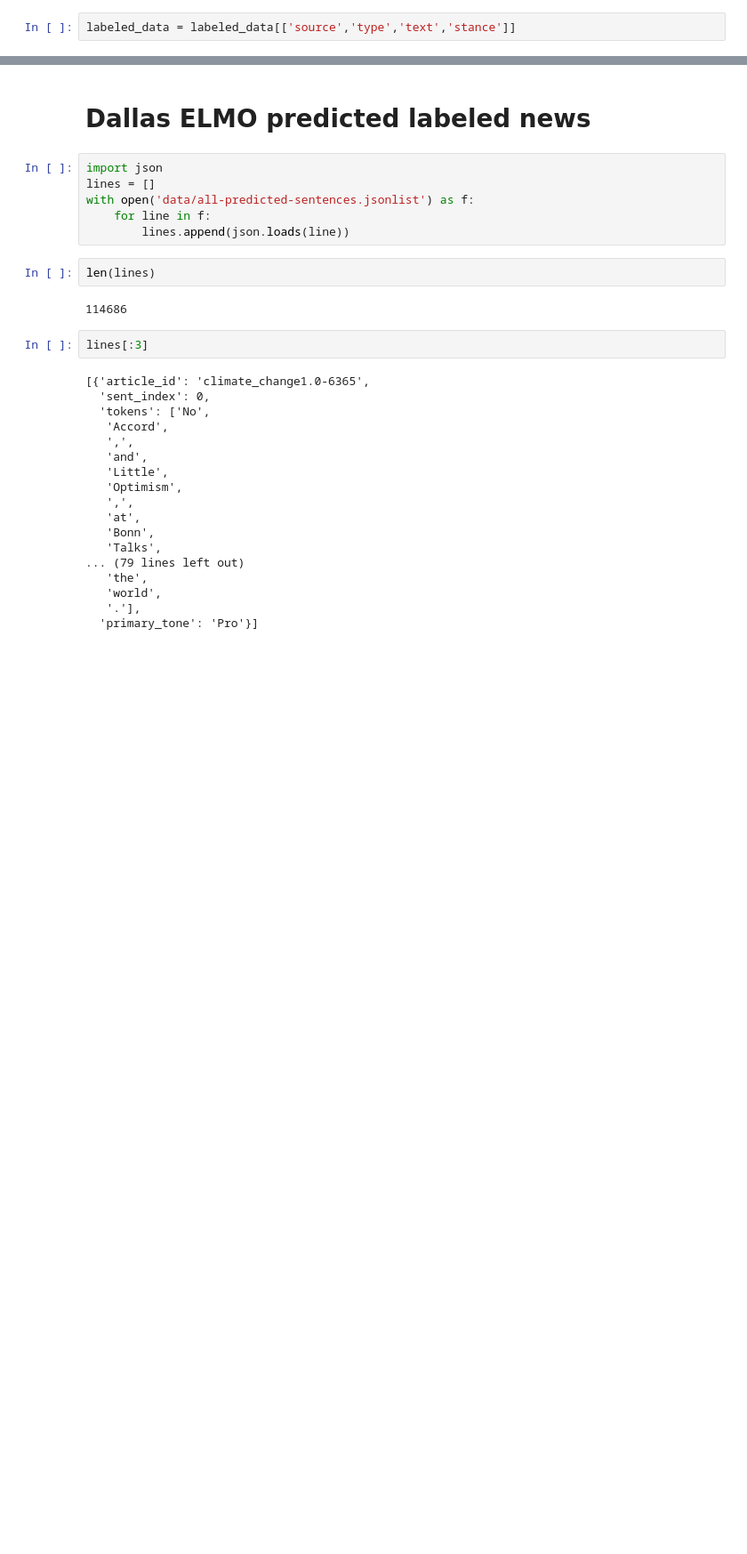
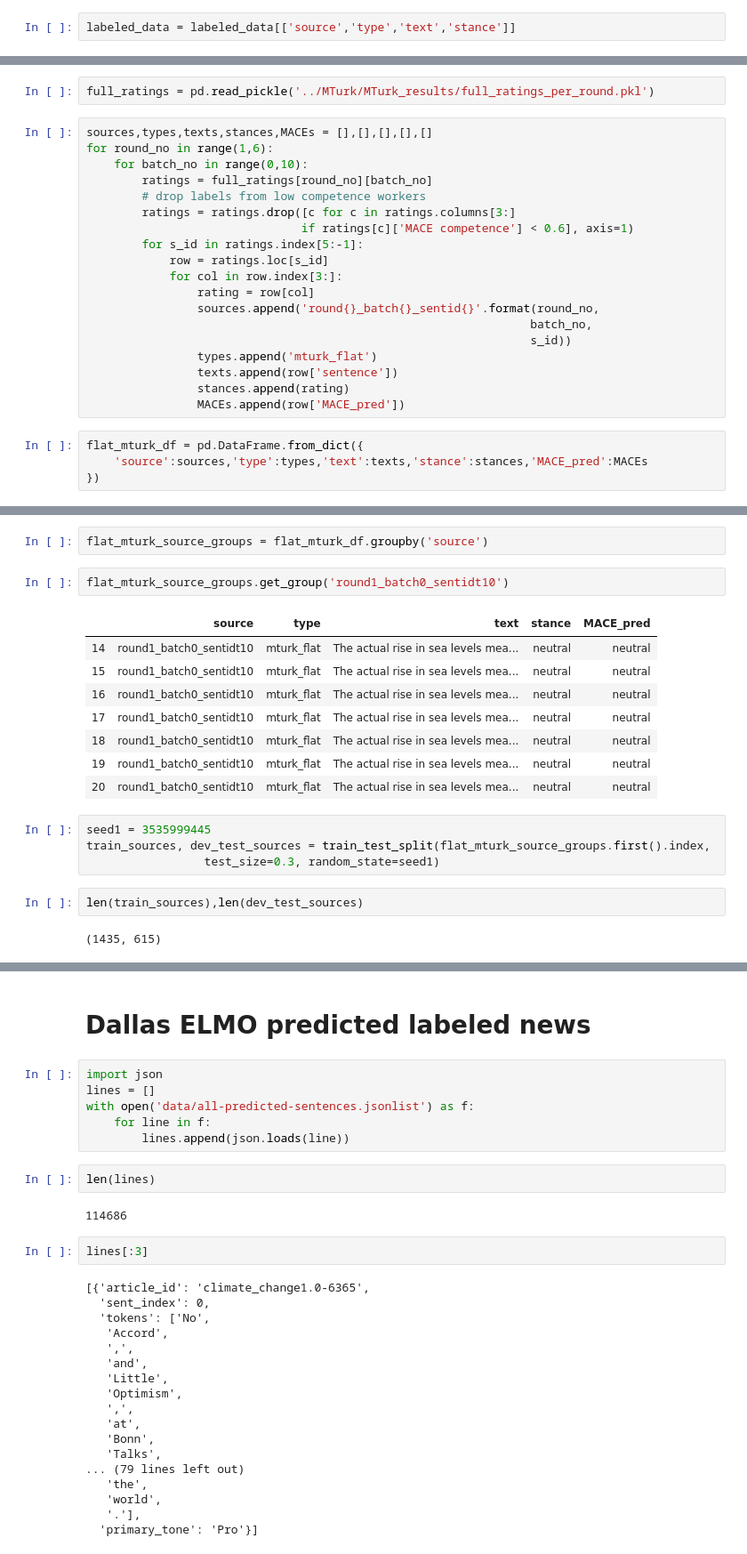
Before and after one commit to yiweiluo/GWStance, a Jupyter notebook: cc_stance/data_creation/Data_creation.ipynb, the cells around one changed output, grey strips where cells are left out. Shown at 89% size. Drawn from its saved outputs; the diff is of its cells as text; blank space fills up the shorter version.

```diff
--- a/cc_stance/data_creation/Data_creation.ipynb
+++ b/cc_stance/data_creation/Data_creation.ipynb
@@ -37,0 +79,25 @@ labeled_data = labeled_data[['source','type','text','stance']]
+# %%
+full_ratings = pd.read_pickle('../MTurk/MTurk_results/full_ratings_per_round.pkl')
+# %%
+sources,types,texts,stances,MACEs = [],[],[],[],[]
+for round_no in range(1,6):
+    for batch_no in range(0,10):
+        ratings = full_ratings[round_no][batch_no]
+        # drop labels from low competence workers
+        ratings = ratings.drop([c for c in ratings.columns[3:]
+                               if ratings[c]['MACE competence'] < 0.6], axis=1)
+        for s_id in ratings.index[5:-1]:
+            row = ratings.loc[s_id]
+            for col in row.index[3:]:
+                rating = row[col]
+                sources.append('round{}_batch{}_sentid{}'.format(round_no,
+                                                                batch_no,
+                                                                s_id))
+                types.append('mturk_flat')
+                texts.append(row['sentence'])
+                stances.append(rating)
+                MACEs.append(row['MACE_pred'])
+# %%
+flat_mturk_df = pd.DataFrame.from_dict({
+    'source':sources,'type':types,'text':texts,'stance':stances,'MACE_pred':MACEs
+})
@@ -37,0 +120,21 @@ labeled_data = labeled_data[['source','type','text','stance']]
+# %%
+flat_mturk_source_groups = flat_mturk_df.groupby('source')
+# %%
+flat_mturk_source_groups.get_group('round1_batch0_sentidt10')
+# %% [output]
+|  | source | type | text | stance | MACE_pred |
+| 14 | round1_batch0_sentidt10 | mturk_flat | The actual rise in sea levels mea... | neutral | neutral |
+| 15 | round1_batch0_sentidt10 | mturk_flat | The actual rise in sea levels mea... | neutral | neutral |
+| 16 | round1_batch0_sentidt10 | mturk_flat | The actual rise in sea levels mea... | neutral | neutral |
+| 17 | round1_batch0_sentidt10 | mturk_flat | The actual rise in sea levels mea... | neutral | neutral |
+| 18 | round1_batch0_sentidt10 | mturk_flat | The actual rise in sea levels mea... | neutral | neutral |
+| 19 | round1_batch0_sentidt10 | mturk_flat | The actual rise in sea levels mea... | neutral | neutral |
+| 20 | round1_batch0_sentidt10 | mturk_flat | The actual rise in sea levels mea... | neutral | neutral |
+# %%
+seed1 = 3535999445
+train_sources, dev_test_sources = train_test_split(flat_mturk_source_groups.first().index,
+                 test_size=0.3, random_state=seed1)
+# %%
+len(train_sources),len(dev_test_sources)
+# %% [output]
+(1435, 615)
```
Also changed, not shown: parts of 32 cells of this notebook, 2 other files.
